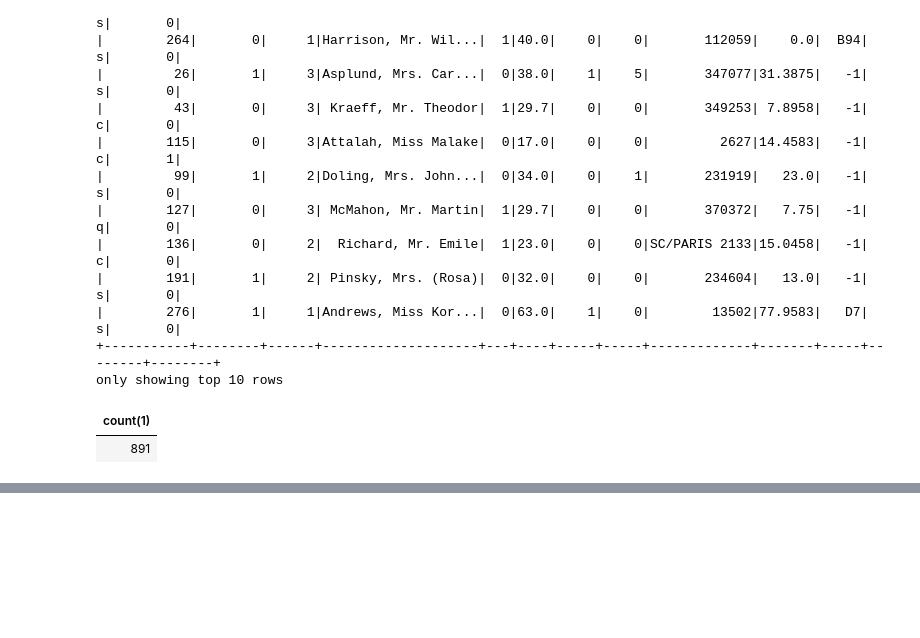
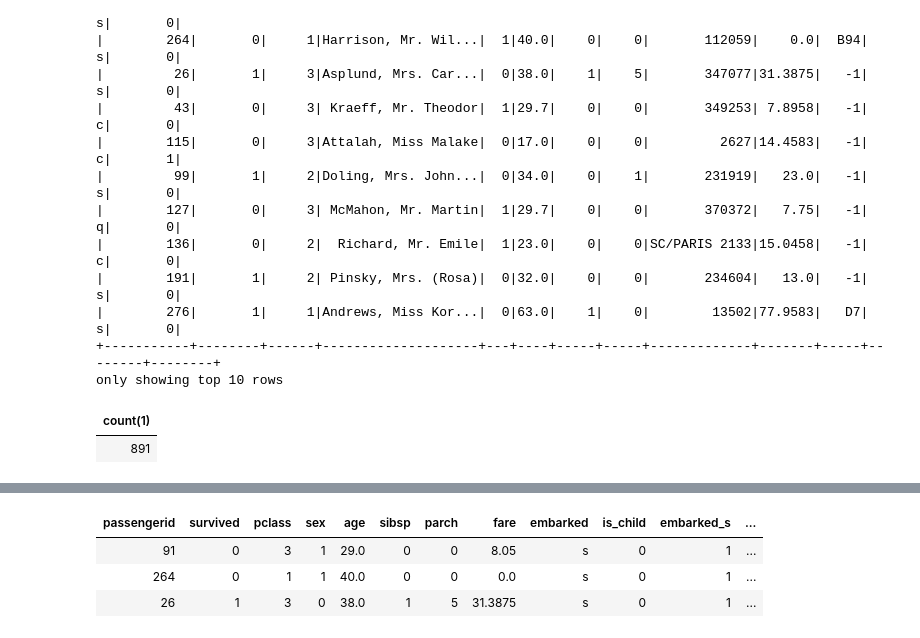
Before and after one commit to abndre/dev-iceberg, a Jupyter notebook: notebook/nessie/01-pipeline-titanic-nessie.ipynb, the cells around one changed output, grey strips where cells are left out. Cells and saved outputs as stored; diff of their text form; code cells hidden in the pictures; blank space fills up the shorter version.

Commit message:
gold pipeline

```diff
--- a/notebook/nessie/01-pipeline-titanic-nessie.ipynb
+++ b/notebook/nessie/01-pipeline-titanic-nessie.ipynb
@@ -256,4 +256,9 @@ df_ml.writeTo("gold.ml_titanic.titanic_features") \
     .createOrReplace()
 # %%
 %%sql
-select * from gold.ml_titanic.titanic_features limit 3
+select * from gold.db_titanic.titanic_features limit 3
+# %% [output]
+| passengerid | survived | pclass | sex | age | sibsp | parch | fare | embarked | is_child | embarked_s | ... |
+| 91 | 0 | 3 | 1 | 29.0 | 0 | 0 | 8.05 | s | 0 | 1 | ... |
+| 264 | 0 | 1 | 1 | 40.0 | 0 | 0 | 0.0 | s | 0 | 1 | ... |
+| 26 | 1 | 3 | 0 | 38.0 | 1 | 5 | 31.3875 | s | 0 | 1 | ... |
```
Also changed, not shown: parts of 2 cells of this notebook.
